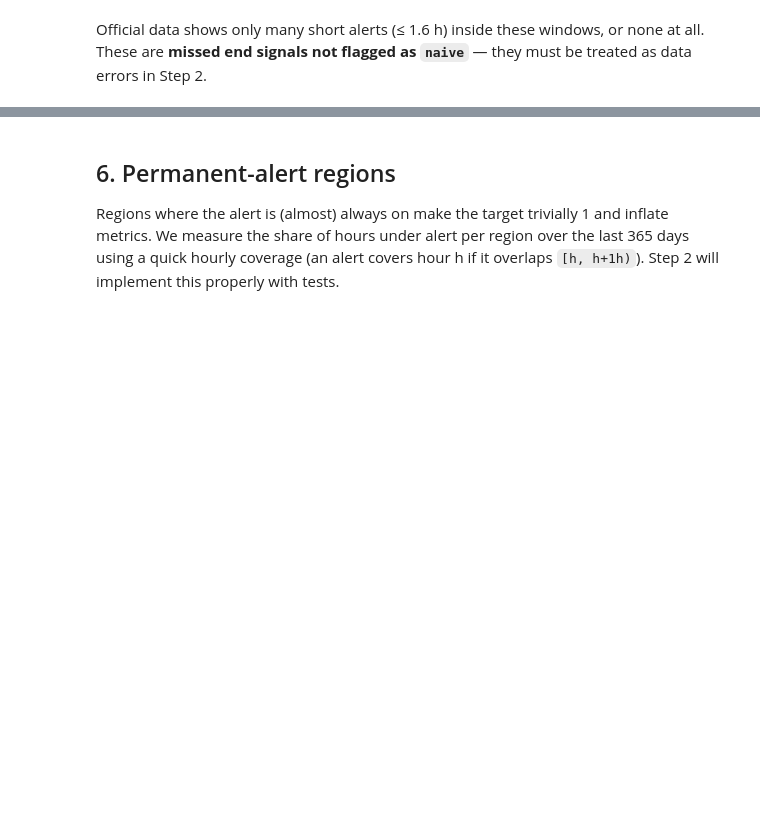
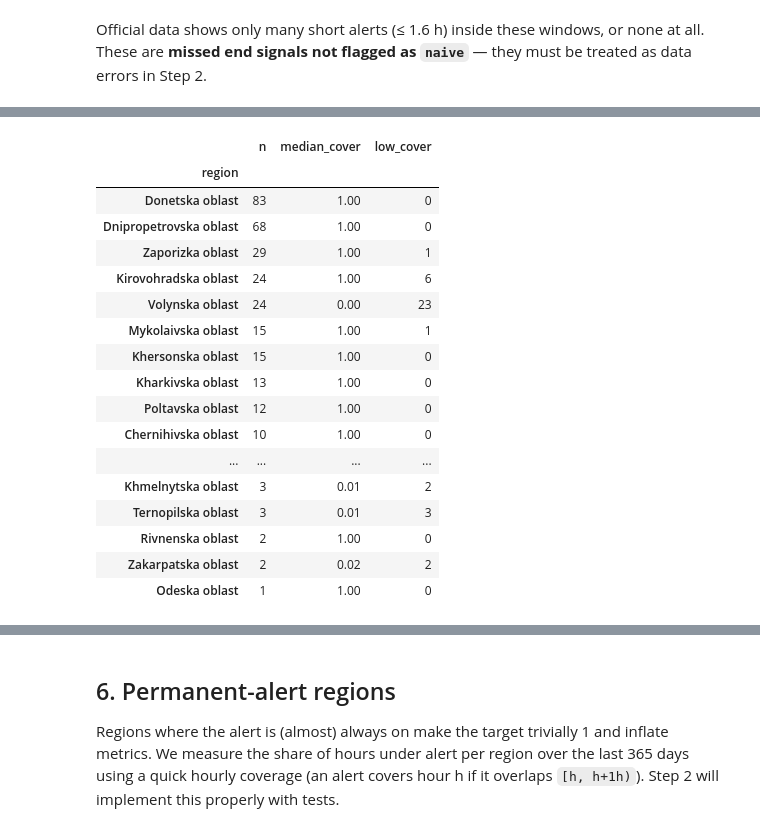
Before and after one commit to ANDRIYTS1234/kse-ai-school-task, a Jupyter notebook: notebooks/01_eda.ipynb, the cells around one changed output, grey strips where cells are left out. Drawn from its saved outputs; the diff is of its cells as text; code cells hidden in the pictures; blank space fills up the shorter version.

```diff
--- a/notebooks/01_eda.ipynb
+++ b/notebooks/01_eda.ipynb
@@ -297,0 +331,23 @@ Official data shows only many short alerts (≤ 1.6 h) inside these windows, or
+# %%
+# by region: where do low-cover (likely erroneous) long alerts come from?
+long6.groupby("region").agg(n=("off_cover", "size"), median_cover=("off_cover", "median"),
+                            low_cover=("off_cover", lambda x: (x < 0.3).sum())).sort_values("n", ascending=False).round(2)
+# %% [output]
+|  | n | median_cover | low_cover |
+| region |  |  |  |
+| Donetska oblast | 83 | 1.00 | 0 |
+| Dnipropetrovska oblast | 68 | 1.00 | 0 |
+| Zaporizka oblast | 29 | 1.00 | 1 |
+| Kirovohradska oblast | 24 | 1.00 | 6 |
+| Volynska oblast | 24 | 0.00 | 23 |
+| Mykolaivska oblast | 15 | 1.00 | 1 |
+| Khersonska oblast | 15 | 1.00 | 0 |
+| Kharkivska oblast | 13 | 1.00 | 0 |
+| Poltavska oblast | 12 | 1.00 | 0 |
+| Chernihivska oblast | 10 | 1.00 | 0 |
+| ... | ... | ... | ... |
+| Khmelnytska oblast | 3 | 0.01 | 2 |
+| Ternopilska oblast | 3 | 0.01 | 3 |
+| Rivnenska oblast | 2 | 1.00 | 0 |
+| Zakarpatska oblast | 2 | 0.02 | 2 |
+| Odeska oblast | 1 | 1.00 | 0 |
```
Also changed, not shown: parts of 14 cells of this notebook, 7 other files.
